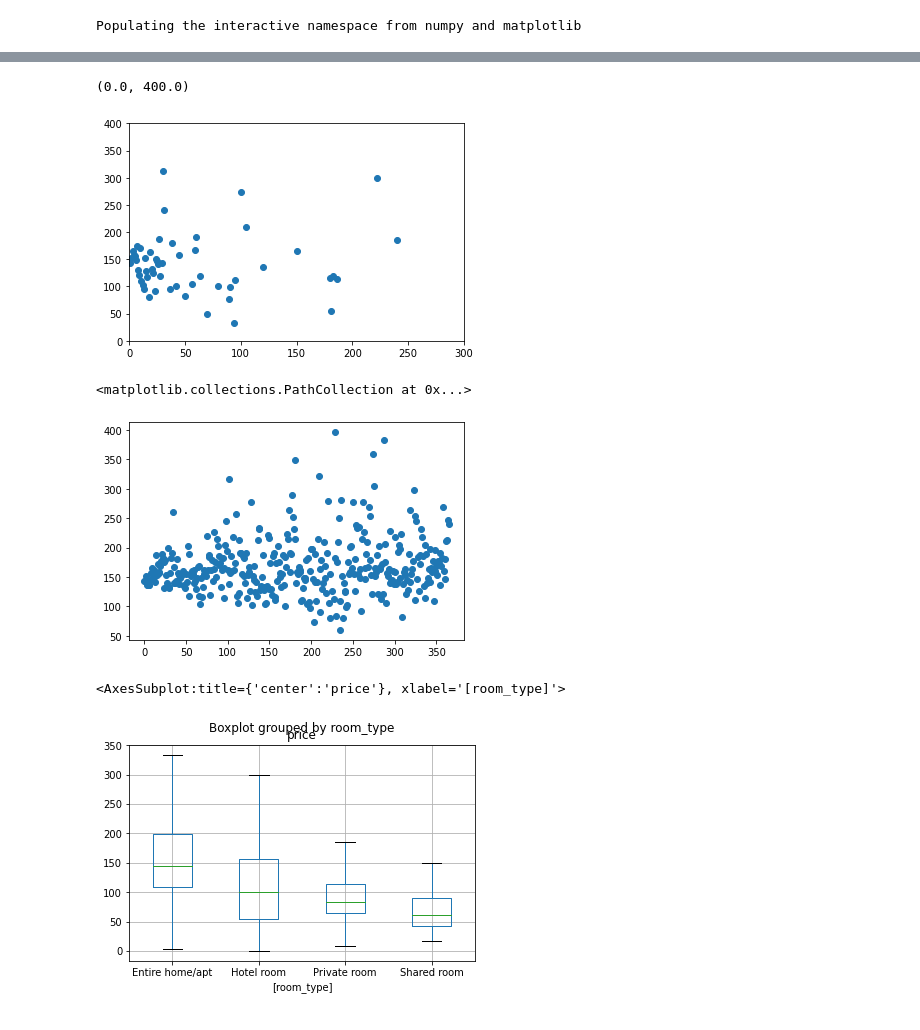
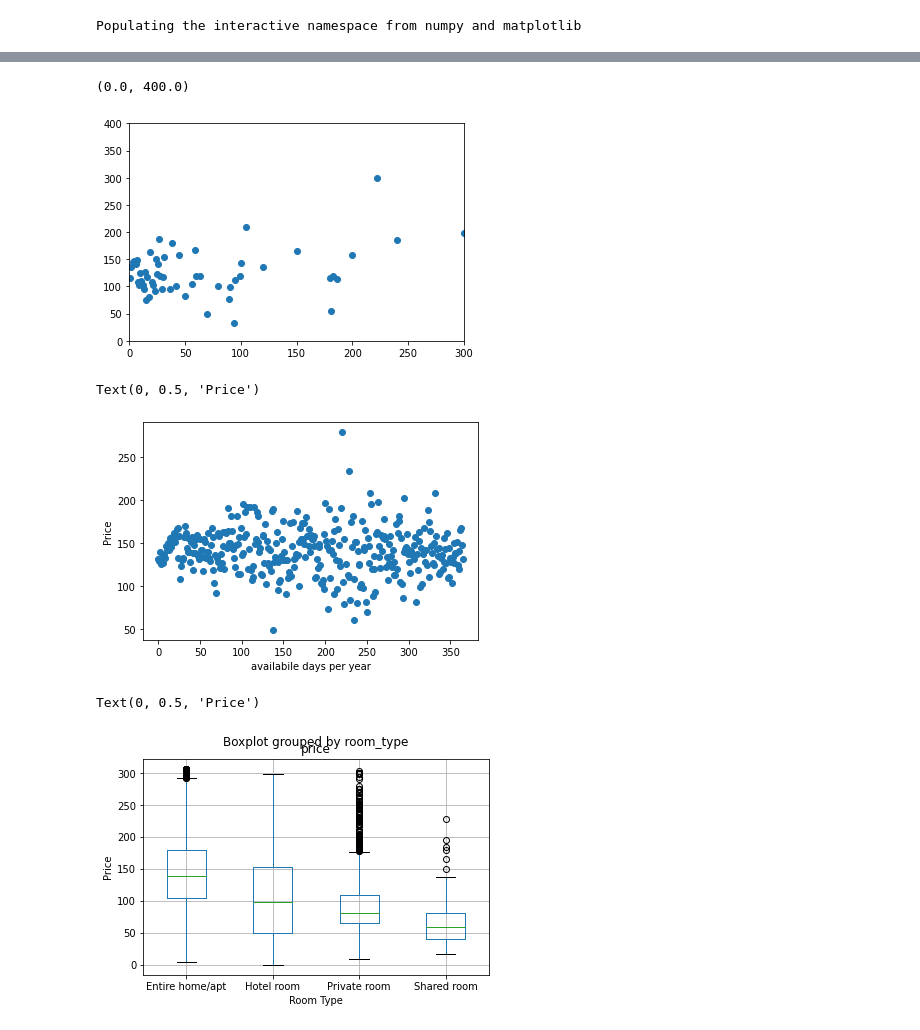
Before and after one commit to averyshepherd/MISs381N-finalproject, a Jupyter notebook: exploratory - shepherd.ipynb, the cells around one changed output, grey strips where cells are left out. Cells and saved outputs as stored; diff of their text form; code cells hidden in the pictures.

```diff
--- a/exploratory - shepherd.ipynb
+++ b/exploratory - shepherd.ipynb
@@ -21,6 +21,10 @@ listings.head()
 # data cleaning
 listings['reviews_per_month'] = listings['reviews_per_month'].fillna(0)
 listings.drop(['neighbourhood_group'], inplace=True, axis=1)
+Q1 = listings['price'].quantile(0.25)
+Q3 = listings['price'].quantile(0.75)
+IQR = Q3 - Q1
+listings = listings[~((listings['price'] < (Q1 - 1.5 * IQR)) |(listings['price'] > (Q3 + 1.5 * IQR)))]
 # listings['lat']
 # %%
 listings.groupby('neighbourhood')['price'].mean().plot.bar()
@@ -38,16 +46,20 @@ plt.xlim(0,300)
 plt.ylim(0,400)
 # %% [output]
 (0.0, 400.0)
-[figure, old version]
+[figure, new version]
 # %%
 pricings = listings.groupby('availability_365')['price'].mean()
 
 plt.scatter(pricings.index, pricings)
+plt.xlabel("availabile days per year")
+plt.ylabel("Price")
 # %% [output]
-<matplotlib.collections.PathCollection at 0x...>
+Text(0, 0.5, 'Price')
-[figure, old version]
+[figure, new version]
 # %%
-listings[['room_type', 'price']].boxplot(by = 'room_type', showfliers=False)
+listings[['room_type', 'price']].boxplot(by = 'room_type')
+plt.xlabel("Room Type")
+plt.ylabel("Price")
 # %% [output]
-<AxesSubplot:title={'center':'price'}, xlabel='[room_type]'>
+Text(0, 0.5, 'Price')
-[figure, old version]
+[figure, new version]
```
Also changed, not shown: parts of 1 cell of this notebook, 1 other file.
